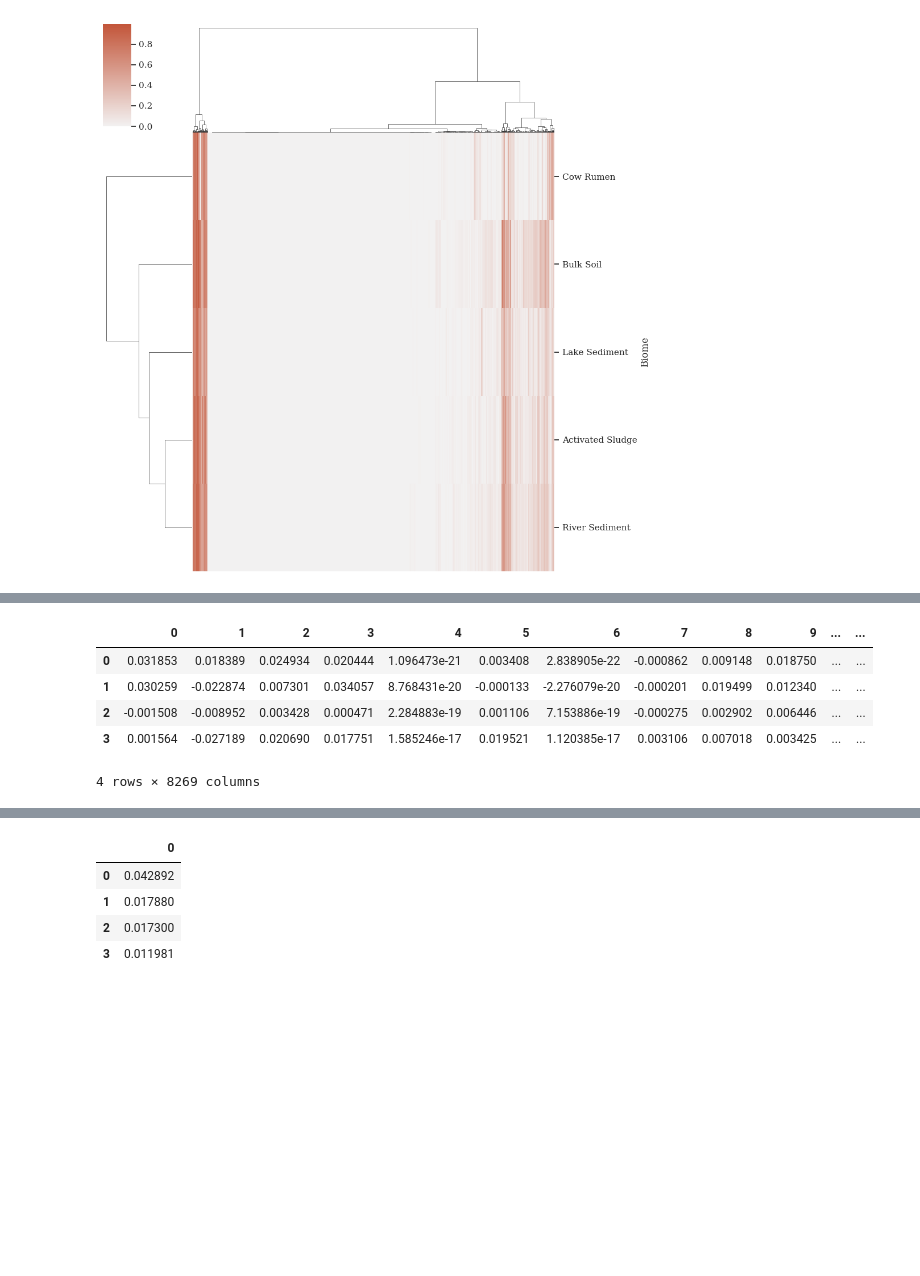
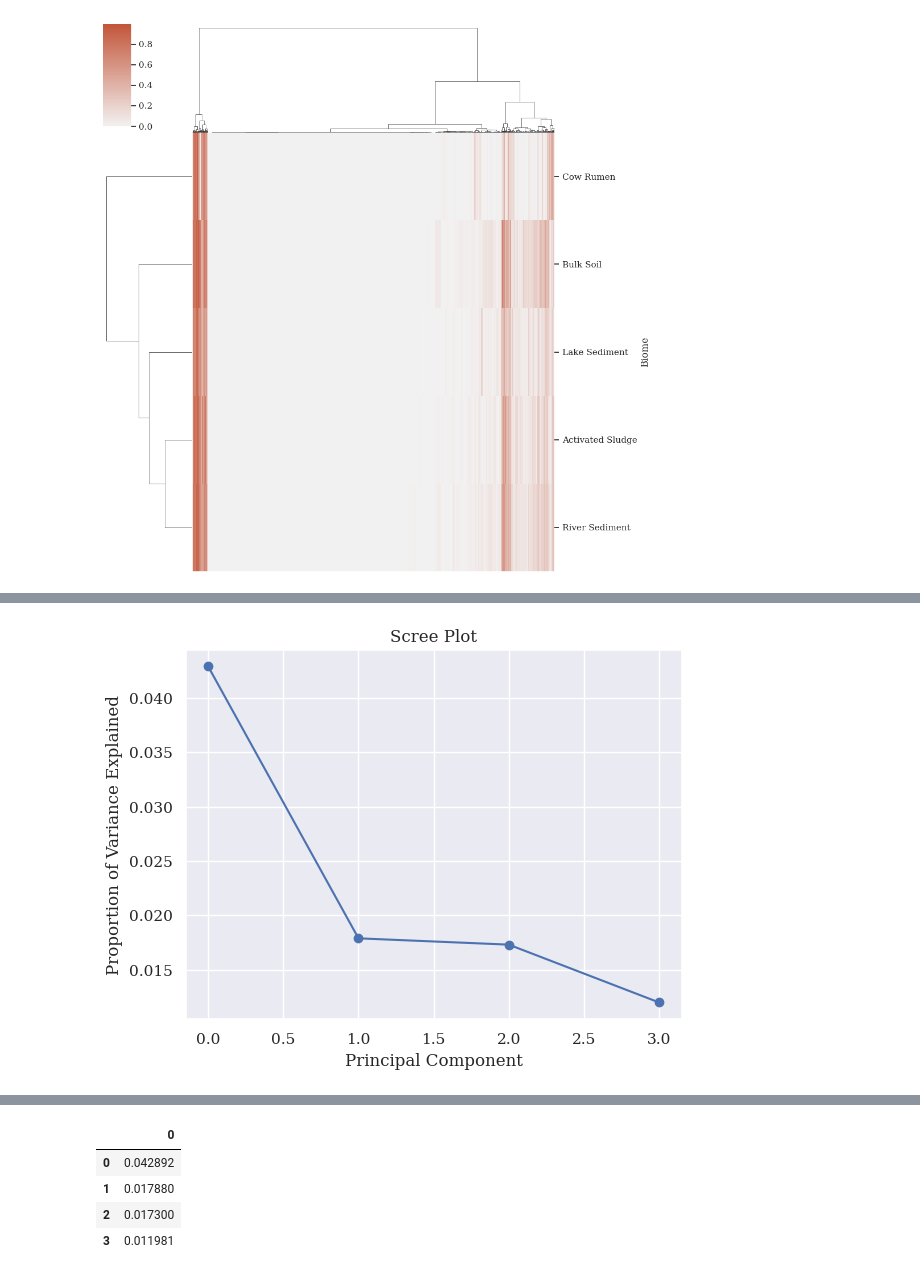
Before and after one commit to jtdocter27/EcoDr, a Jupyter notebook: EnCen/Figures for paper/figures.ipynb, the cells around one changed output, grey strips where cells are left out. Cells and saved outputs as stored; diff of their text form; code cells hidden in the pictures; blank space fills up the shorter version.

```diff
--- a/EnCen/Figures for paper/figures.ipynb
+++ b/EnCen/Figures for paper/figures.ipynb
@@ -121,12 +121,12 @@ plt.show()
 # %% [output]
 [figure]
 # %%
-# sns.set_context(context = 'paper')
-# sns.set_style('white')
-# sns.set_theme(font='serif')
-# plt.figure(figsize=(20,10))
-# melted = clean.reset_index().melt(id_vars='Biome', var_name='Enzyme', value_name='Value')
-# melted
+sns.set_context(context = 'paper')
+sns.set_style('white')
+sns.set_theme(font='serif')
+plt.figure(figsize=(20,10))
+melted = clean.reset_index().melt(id_vars='Biome', var_name='Enzyme', value_name='Value')
+melted
 # sns.set_style('white')
 # sns.scatterplot(data = melted, x= 'Value', y='Enzyme', hue = 'Biome', palette='magma')
 # plt.gca().set_yticklabels([])
@@ -155,13 +174,14 @@ scaled = scaler.fit_transform(x)
 # %%
 pca = PCA(n_components=4)
 pca_result = pca.fit(scaled)
-# %%
-components = pd.DataFrame(pca_result.components_)
-components
-# %% [output]
-|  | 0 | 1 | 2 | 3 | 4 | 5 | 6 | 7 | 8 | 9 | ... | ... |
-| 0 | 0.031853 | 0.018389 | 0.024934 | 0.020444 | 1.096473e-21 | 0.003408 | 2.838905e-22 | -0.000862 | 0.009148 | 0.018750 | ... | ... |
-| 1 | 0.030259 | -0.022874 | 0.007301 | 0.034057 | 8.768431e-20 | -0.000133 | -2.276079e-20 | -0.000201 | 0.019499 | 0.012340 | ... | ... |
-| 2 | -0.001508 | -0.008952 | 0.003428 | 0.000471 | 2.284883e-19 | 0.001106 | 7.153886e-19 | -0.000275 | 0.002902 | 0.006446 | ... | ... |
-| 3 | 0.001564 | -0.027189 | 0.020690 | 0.017751 | 1.585246e-17 | 0.019521 | 1.120385e-17 | 0.003106 | 0.007018 | 0.003425 | ... | ... |
-4 rows × 8269 columns
+# %%
+# How much variance is explained by each component. Ratio is due to the large number of components, i.e. total enzymes in the dataset.
+# print(pca_result.explained_variance_ratio_)
+
+plt.plot(pca.explained_variance_ratio_, 'bo-')
+plt.xlabel('Principal Component')
+plt.ylabel('Proportion of Variance Explained')
+plt.title('Scree Plot')
+plt.show()
+# %% [output]
+[figure, added]
```
Also changed, not shown: parts of 11 cells of this notebook.
